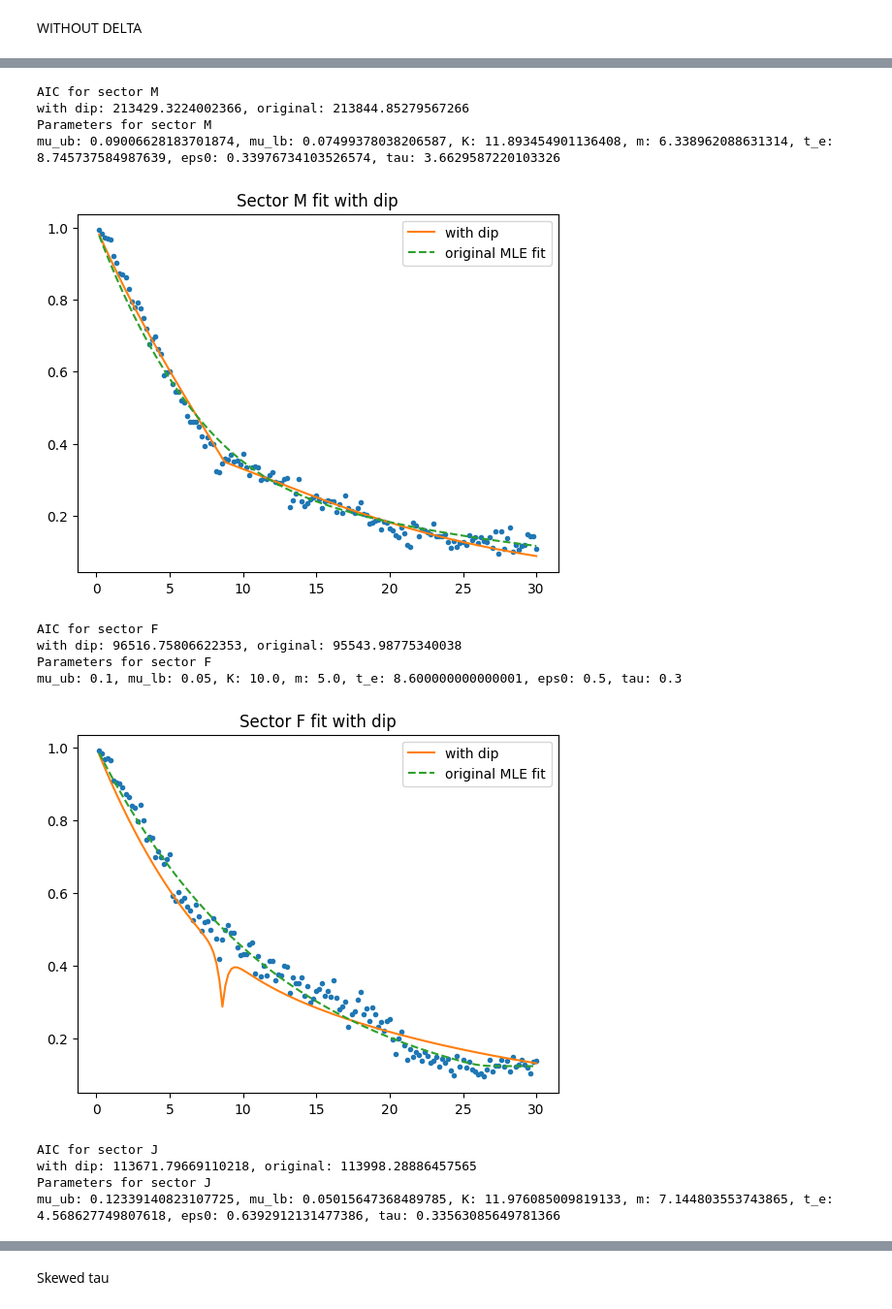
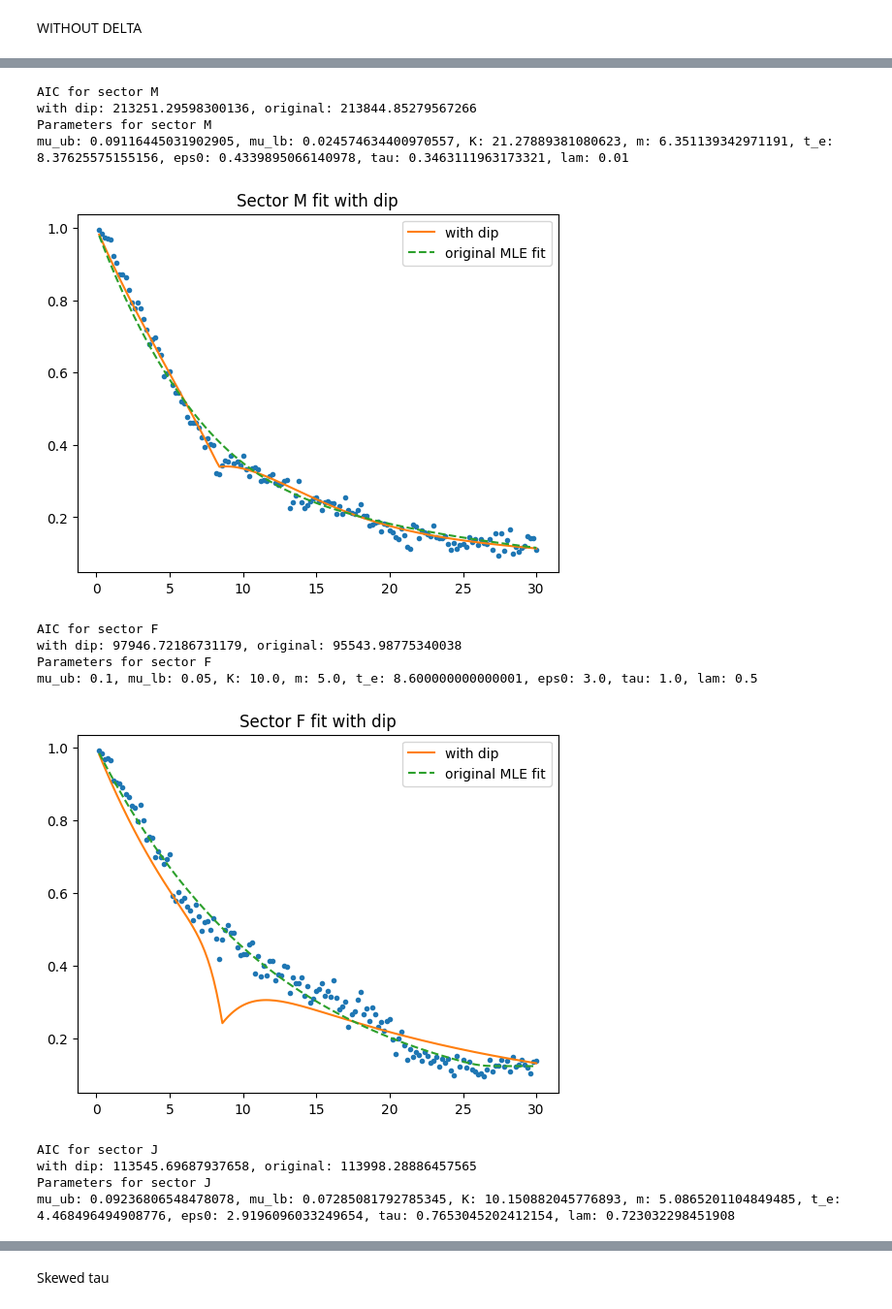
Before and after one commit to maxcyn/a-star, a Jupyter notebook: dip_model.ipynb, the cells around one changed output, grey strips where cells are left out. Shown at 97% size. Cells and saved outputs as stored; diff of their text form; code cells hidden in the pictures.

```diff
--- a/dip_model.ipynb
+++ b/dip_model.ipynb
@@ -562,36 +578,37 @@ for sector in sector_list:
     survival_fractions, ages = obtain_survival_fractions(df_analysis, 'Sector', sector)
     totals, survivors = obtain_total_alive_count(df_analysis, 'Sector', sector)
 
-    initial_guess1, initial_guess2 = [0.1, 0.05, 10, 5, find_dip(sector), 0.5, 0.3], [0.11, 0.08, 10, 5, find_dip(sector), 2.2, 0.7]
-    bounds = [
-        (0.01, 0.3),   # mu_ub
-        (1e-6, 0.15),   # mu_lb
-        (0.1, 30),     # K
-        (0.5, 100),    # m
-        (3, 10),       # t_e
-        (0.1, 20),    # eps0
-        (0.01, 30)      # tau
-    ]
+    # initial_guess1, initial_guess2 = [0.1, 0.05, 10, 5, find_dip(sector), 0.5, 0.3], [0.11, 0.08, 10, 5, find_dip(sector), 2.2, 0.7]
+    initial_guess = [0.1, 0.05, 10, 5, find_dip(sector), 3, 1, 0.5]
+    # bounds = [
+    #     (0.01, 0.3),   # mu_ub
+    #     (1e-6, 0.15),   # mu_lb
+    #     (0.1, 30),     # K
+    #     (0.5, 100),    # m
+    #     (3, 10),       # t_e
+    #     (0.1, 20),    # eps0
+    #     (0.01, 30)      # tau
+    # ]
 
     # result1 = minimize(lsq_hill_with_dip, initial_guess1, args=(ages, survival_fractions), bounds=bounds)
-    result1 = fit_hill_with_dip(ages, survivors, totals, initial_guess1)
+    result1 = fit_hill_with_dip(ages, survivors, totals, initial_guess)
     ll_1 = -neg_ll_hill_with_dip(result1.x, ages, survivors, totals)
     # result2 = minimize(lsq_hill_with_dip, initial_guess2, args=(ages, survival_fractions), bounds=bounds)
-    result2 = fit_hill_with_dip(ages, survivors, totals, initial_guess2)
-    ll_2 = -neg_ll_hill_with_dip(result2.x, ages, survivors, totals)
+    # result2 = fit_hill_with_dip(ages, survivors, totals, initial_guess2)
+    # ll_2 = -neg_ll_hill_with_dip(result2.x, ages, survivors, totals)
 
-    result = result1 if ll_1 > ll_2 else result2
-    mu_ub, mu_lb, K, m, t_e, eps0, tau = result.x
+    result = result1 # if ll_1 > ll_2 else result2
+    mu_ub, mu_lb, K, m, t_e, eps0, tau, lam = result.x
 
-    aic_with_dip = 2 * 7 + 2 * neg_ll_hill_with_dip(result.x, ages, survivors, totals)
+    aic_with_dip = 2 * 8 + 2 * neg_ll_hill_with_dip(result.x, ages, survivors, totals)
     aic_original = 2 * 4 + 2 * neg_log_likelihood_hill(sector_params_MLE[sector], ages, survivors, totals)
     print(f'AIC for sector {sector}')
     print(f'with dip: {aic_with_dip}, original: {aic_original}')
     print(f'Parameters for sector {sector}')
-    print(f'mu_ub: {mu_ub}, mu_lb: {mu_lb}, K: {K}, m: {m}, t_e: {t_e}, eps0: {eps0}, tau: {tau}')
+    print(f'mu_ub: {mu_ub}, mu_lb: {mu_lb}, K: {K}, m: {m}, t_e: {t_e}, eps0: {eps0}, tau: {tau}, lam: {lam}')
 
     plt.plot(ages, survival_fractions, 'o', markersize=3)
-    plt.plot(ages, model_hill_with_dip(ages, mu_ub, mu_lb, K, m, t_e, eps0, tau), label='with dip')
+    plt.plot(ages, model_hill_with_dip(ages, mu_ub, mu_lb, K, m, t_e, eps0, tau, lam), label='with dip')
     plt.plot(ages, model_survival_curve_hill(ages, *sector_params_MLE[sector]), '--', label = 'original MLE fit')
     # plt.plot(ages, model_survival_curve_hill(ages, mu_ub, mu_lb, K, m), label='without dip')
     plt.title(f'Sector {sector} fit with dip')
@@ -606,14 +623,14 @@ mu_ub: 0.12585061467668687, mu_lb: 0.05172906129508832, K: 12.483088075082394, m
 AIC for sector M
-with dip: 213429.3224002366, original: 213844.85279567266
+with dip: 213251.29598300136, original: 213844.85279567266
 Parameters for sector M
-mu_ub: 0.09006628183701874, mu_lb: 0.07499378038206587, K: 11.893454901136408, m: 6.338962088631314, t_e: 8.745737584987639, eps0: 0.33976734103526574, tau: 3.6629587220103326
+mu_ub: 0.09116445031902905, mu_lb: 0.024574634400970557, K: 21.27889381080623, m: 6.351139342971191, t_e: 8.37625575155156, eps0: 0.4339895066140978, tau: 0.3463111963173321, lam: 0.01
-[figure, old version]
+[figure, new version]
 AIC for sector F
-with dip: 96516.75806622353, original: 95543.98775340038
+with dip: 97946.72186731179, original: 95543.98775340038
 Parameters for sector F
-mu_ub: 0.1, mu_lb: 0.05, K: 10.0, m: 5.0, t_e: 8.600000000000001, eps0: 0.5, tau: 0.3
+mu_ub: 0.1, mu_lb: 0.05, K: 10.0, m: 5.0, t_e: 8.600000000000001, eps0: 3.0, tau: 1.0, lam: 0.5
-[figure, old version]
+[figure, new version]
 AIC for sector J
-with dip: 113671.79669110218, original: 113998.28886457565
+with dip: 113545.69687937658, original: 113998.28886457565
 Parameters for sector J
-mu_ub: 0.12339140823107725, mu_lb: 0.05015647368489785, K: 11.976085009819133, m: 7.144803553743865, t_e: 4.568627749807618, eps0: 0.6392912131477386, tau: 0.33563085649781366
+mu_ub: 0.09236806548478078, mu_lb: 0.07285081792785345, K: 10.150882045776893, m: 5.0865201104849485, t_e: 4.468496494908776, eps0: 2.9196096033249654, tau: 0.7653045202412154, lam: 0.723032298451908
```
Also changed, not shown: parts of 10 cells of this notebook.
